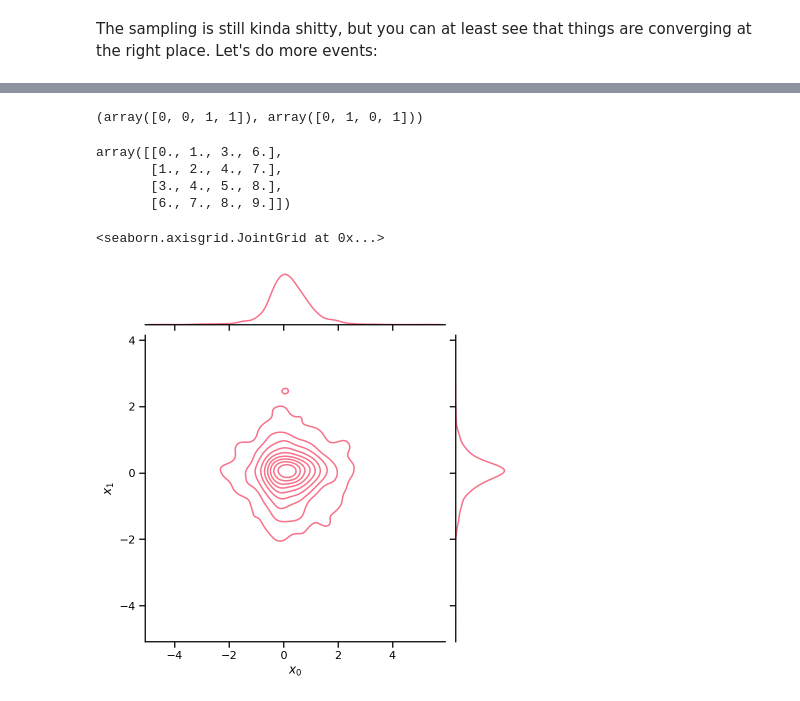
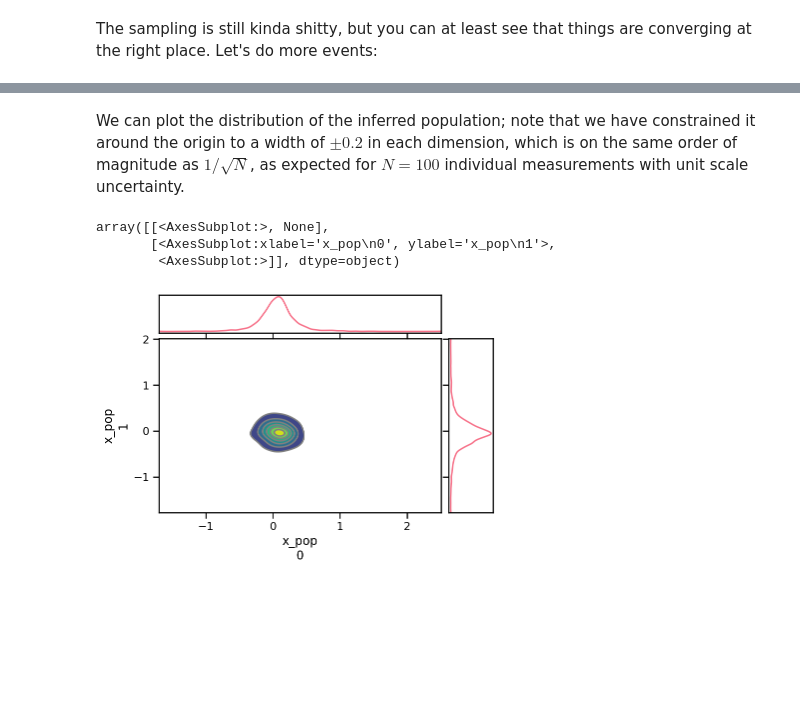
Before and after one commit to farr/HierShrinkagenD, a Jupyter notebook: Example.ipynb, the cells around one changed output, grey strips where cells are left out. Saved outputs shown, nothing was run; the diff lists cells and outputs as text; code cells hidden in the pictures; blank space fills up the shorter version.

```diff
--- a/Example.ipynb
+++ b/Example.ipynb
@@ -246,42 +278,9 @@ It would probably be good to make some plots now of the population distributions
-# %%
-tril_indices(2,2)
-# %% [output]
-(array([0, 0, 1, 1]), array([0, 1, 0, 1]))
-# %%
-n = 4
-Sigma = zeros((n,n))
-x = arange((n+1)*n/2)
-Sigma[tril_indices(n)] = x
-Sigma[triu_indices(n)] = Sigma.T[triu_indices(n)]
-Sigma
-# %% [output]
-array([[0., 1., 3., 6.],
-       [1., 2., 4., 7.],
-       [3., 4., 5., 8.],
-       [6., 7., 8., 9.]])
-# %%
-# Actually, let's just do it.  Life is a bit complicated because of the way the
-# covariance matrix is stored in the xarray trace.  The trace stores the
-# Cholesky decomp of the covariance matrix in an array; so we have to
-# reconstruct the actual covariance matrix as you see below.
-xs = []
-for c in trace_large.posterior.chain:
-    for d in trace_large.posterior.draw:
-        mu = trace_large.posterior.mu[c,d,:].values
-        ndim = mu.shape[0]
-
-        Sigma_chol = trace_large.posterior.Sigma[c,d,:].values
-
-        s = zeros((ndim,ndim))
-        s[tril_indices(ndim)] = Sigma_chol
-
-        Sigma = np.dot(s, s.T)
-        xs.append(np.random.multivariate_normal(mu, Sigma))
-
-xs = array(xs)
-df = pd.DataFrame({'$x_0$': xs[:,0], '$x_1$': xs[:,1]})
-
-sns.jointplot(data=df, x='$x_0$', y='$x_1$', kind='kde')
-# %% [output]
-<seaborn.axisgrid.JointGrid at 0x...>
-[figure, removed]
+# %% [markdown]
+We can plot the distribution of the inferred population; note that we have constrained it around the origin to a width of $\pm 0.2$ in each dimension, which is on the same order of magnitude as $1/\sqrt{N}$, as expected for $N = 100$ individual measurements with unit scale uncertainty.
+# %%
+az.plot_pair(trace_large, var_names=['x_pop'], kind='kde', marginals=True)
+# %% [output]
+array([[<AxesSubplot:>, None],
+       [<AxesSubplot:xlabel='x_pop\n0', ylabel='x_pop\n1'>,
+        <AxesSubplot:>]], dtype=object)
+[figure, added]
```
Also changed, not shown: parts of 12 cells of this notebook.
